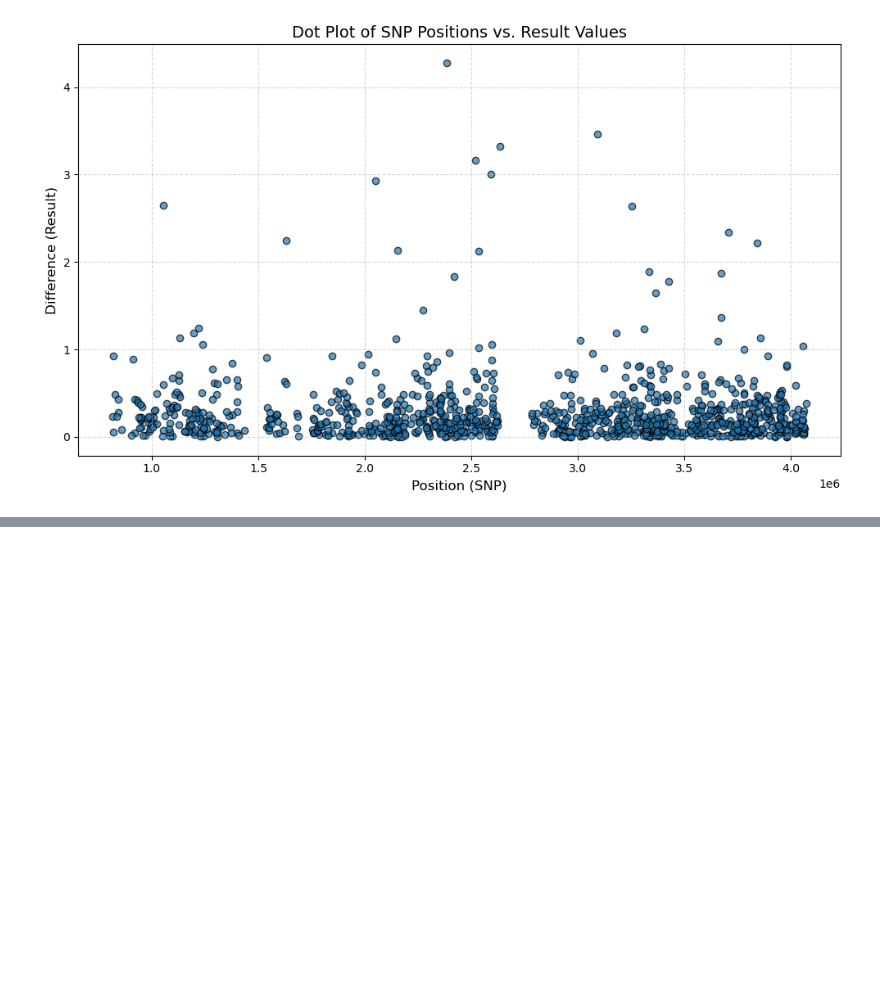
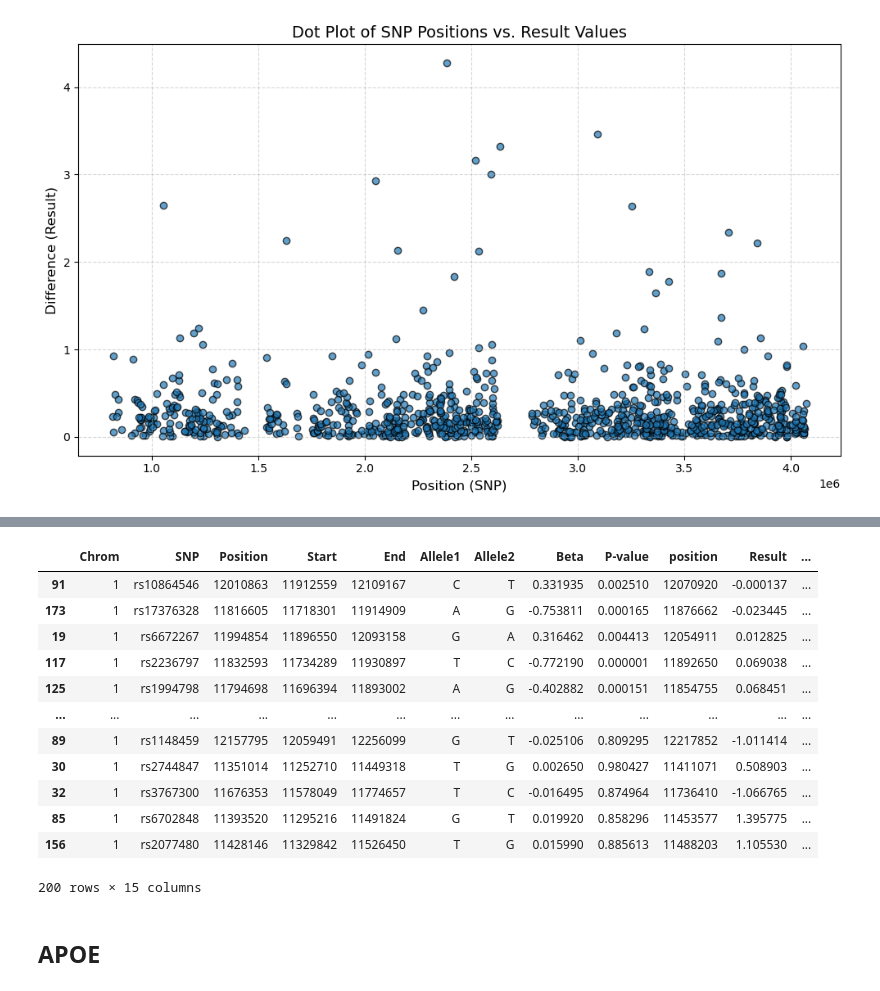
Before and after one commit to Kevinxsn/deep_learning_and_gene_expression, a Jupyter notebook: data_analysis/data_analysis.ipynb, the cells around one changed output, grey strips where cells are left out. Drawn from its saved outputs; the diff is of its cells as text; code cells hidden in the pictures; blank space fills up the shorter version.

```diff
--- a/data_analysis/data_analysis.ipynb
+++ b/data_analysis/data_analysis.ipynb
@@ -50,0 +95,5 @@ plt.show()
+# %%
+cis_117_reuslt = pd.read_csv('/projects/ps-renlab2/sux002/DSC180/local_testing/result/chr1_numer_200_result.csv', delimiter='\t')
+# %%
+cis_117_reuslt['abs_result'] = abs(cis_117_reuslt['Result'])
+cis_117_reuslt.sort_values('abs_result', ascending=False)['SNP'][:20]
@@ -50,0 +138,23 @@ plt.show()
+# %%
+cis_117_reuslt["Rank_P"] = cis_117_reuslt["P-value"].rank(method="max", ascending=True)
+cis_117_reuslt["Rank_R"] = cis_117_reuslt["abs_result"].rank(method="max", ascending=True)
+# %%
+cis_117_reuslt['overall_rank'] = cis_117_reuslt['Rank_P'] + cis_117_reuslt['Rank_R']
+# %%
+cis_117_reuslt.sort_values('overall_rank', ascending=True)
+# %% [output]
+|  | Chrom | SNP | Position | Start | End | Allele1 | Allele2 | Beta | P-value | position | Result | ... |
+| 91 | 1 | rs10864546 | 12010863 | 11912559 | 12109167 | C | T | 0.331935 | 0.002510 | 12070920 | -0.000137 | ... |
+| 173 | 1 | rs17376328 | 11816605 | 11718301 | 11914909 | A | G | -0.753811 | 0.000165 | 11876662 | -0.023445 | ... |
+| 19 | 1 | rs6672267 | 11994854 | 11896550 | 12093158 | G | A | 0.316462 | 0.004413 | 12054911 | 0.012825 | ... |
+| 117 | 1 | rs2236797 | 11832593 | 11734289 | 11930897 | T | C | -0.772190 | 0.000001 | 11892650 | 0.069038 | ... |
+| 125 | 1 | rs1994798 | 11794698 | 11696394 | 11893002 | A | G | -0.402882 | 0.000151 | 11854755 | 0.068451 | ... |
+| ... | ... | ... | ... | ... | ... | ... | ... | ... | ... | ... | ... | ... |
+| 89 | 1 | rs1148459 | 12157795 | 12059491 | 12256099 | G | T | -0.025106 | 0.809295 | 12217852 | -1.011414 | ... |
+| 30 | 1 | rs2744847 | 11351014 | 11252710 | 11449318 | T | G | 0.002650 | 0.980427 | 11411071 | 0.508903 | ... |
+| 32 | 1 | rs3767300 | 11676353 | 11578049 | 11774657 | T | C | -0.016495 | 0.874964 | 11736410 | -1.066765 | ... |
+| 85 | 1 | rs6702848 | 11393520 | 11295216 | 11491824 | G | T | 0.019920 | 0.858296 | 11453577 | 1.395775 | ... |
+| 156 | 1 | rs2077480 | 11428146 | 11329842 | 11526450 | T | G | 0.015990 | 0.885613 | 11488203 | 1.105530 | ... |
+200 rows × 15 columns
+# %% [markdown]
+## APOE
```
Also changed, not shown: parts of 10 cells of this notebook, 5 other files.
